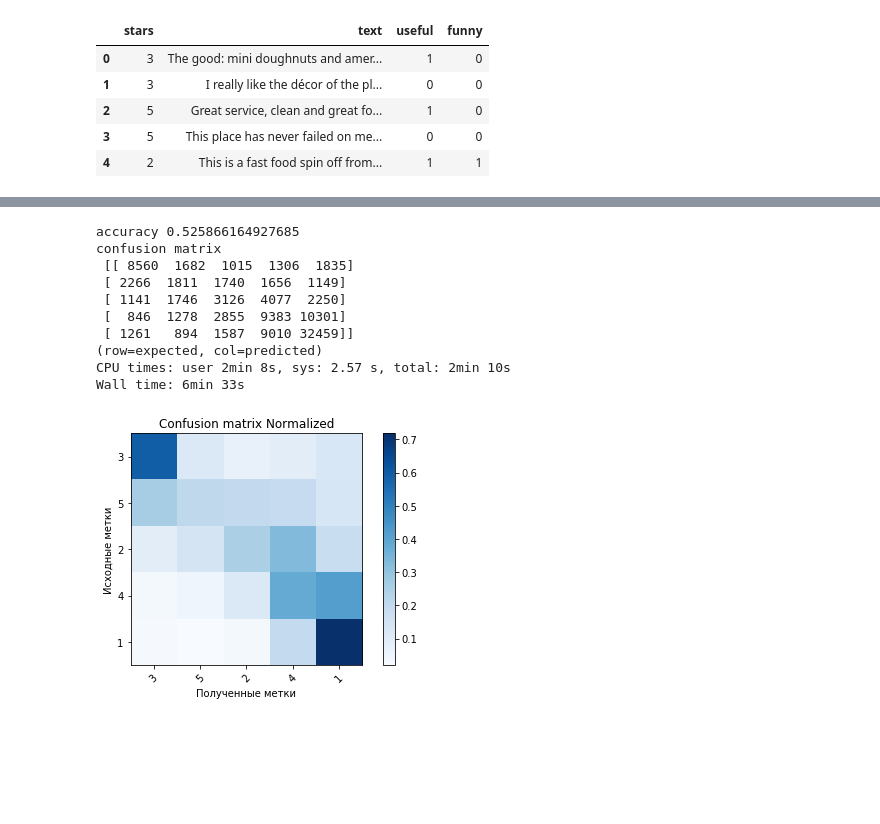
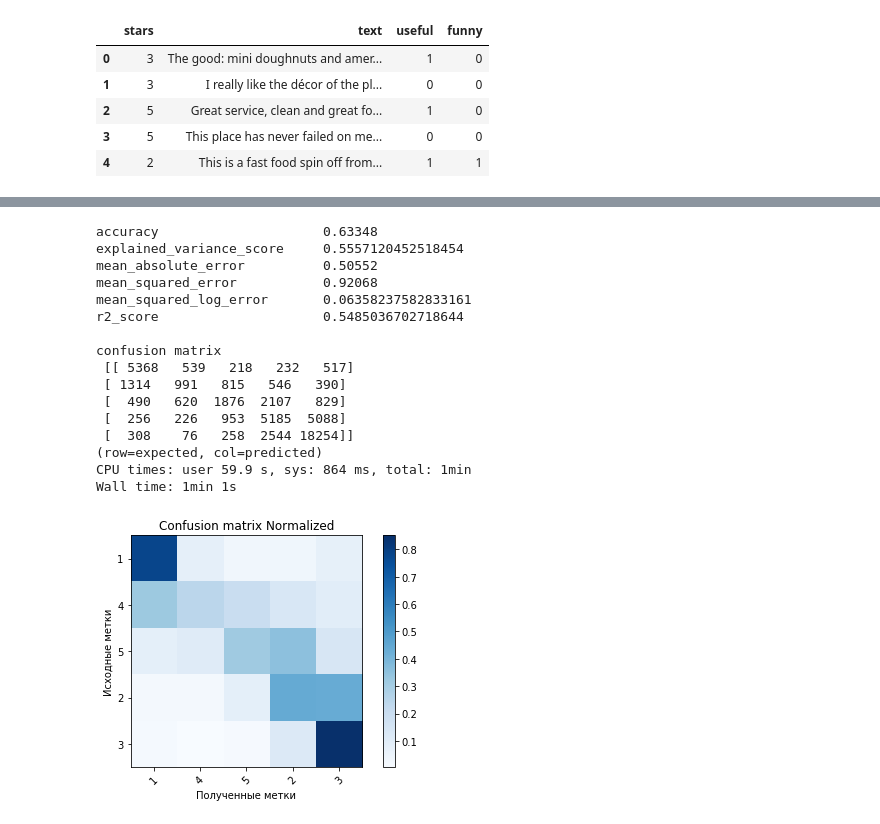
Before and after one commit to nikibor/Yelp-commentaries, a Jupyter notebook: notebooks/1.4. N-grams with TF-IDF.ipynb, the cells around one changed output, grey strips where cells are left out. Drawn from its saved outputs; the diff is of its cells as text; code cells hidden in the pictures; blank space fills up the shorter version.

```diff
--- a/notebooks/1.4. N-grams with TF-IDF.ipynb
+++ b/notebooks/1.4. N-grams with TF-IDF.ipynb
@@ -60,7 +66,8 @@ def predict(vectorizer, classifier, data):
     target = data.stars
     evaluate_prediction(predictions, target)
 # %%
-train_batch = train_data[0:3000]
+train_batch = train_data[0:100000]
+test_batch = test_data[0:50000]
 # %%
 %%time
 n_gram_vectorizer = HashingVectorizer(
@@ -90,15 +97,21 @@ Wall time: 7.53 s
 # %%
 %%time
-predict(n_gram_vectorizer, logreg, test_data)
+predict(n_gram_vectorizer, logreg, test_batch)
 # %% [output]
-accuracy 0.525866164927685
+accuracy                     0.63348
+explained_variance_score     0.5557120452518454
+mean_absolute_error          0.50552
+mean_squared_error           0.92068
+mean_squared_log_error       0.06358237582833161
+r2_score                     0.5485036702718644
+
 confusion matrix
- [[ 8560  1682  1015  1306  1835]
- [ 2266  1811  1740  1656  1149]
- [ 1141  1746  3126  4077  2250]
- [  846  1278  2855  9383 10301]
- [ 1261   894  1587  9010 32459]]
+ [[ 5368   539   218   232   517]
+ [ 1314   991   815   546   390]
+ [  490   620  1876  2107   829]
+ [  256   226   953  5185  5088]
+ [  308    76   258  2544 18254]]
 (row=expected, col=predicted)
-CPU times: user 2min 8s, sys: 2.57 s, total: 2min 10s
-Wall time: 6min 33s
+CPU times: user 59.9 s, sys: 864 ms, total: 1min
+Wall time: 1min 1s
-[figure, old version]
+[figure, new version]
```
Also changed, not shown: parts of 5 cells of this notebook, 4 other files.
